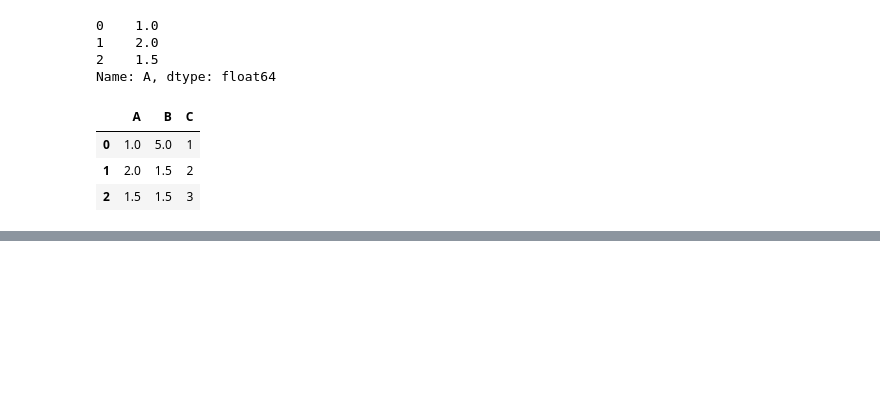
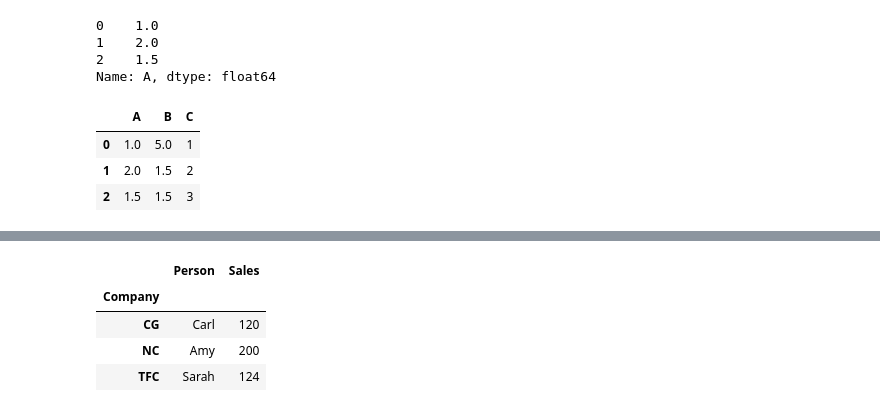
Before and after one commit to narendraraghu/Python-advance, a Jupyter notebook: HelloPanda.ipynb, the cells around one changed output, grey strips where cells are left out. Saved outputs shown, nothing was run; the diff lists cells and outputs as text; code cells hidden in the pictures; blank space fills up the shorter version.

```diff
--- a/HelloPanda.ipynb
+++ b/HelloPanda.ipynb
@@ -377,0 +426,8 @@ df.fillna(value=df['A'].mean())
+# %%
+by_comp.min()
+# %% [output]
+|  | Person | Sales |
+| Company |  |  |
+| CG | Carl | 120 |
+| NC | Amy | 200 |
+| TFC | Sarah | 124 |
```
Also changed, not shown: parts of 15 cells of this notebook.
